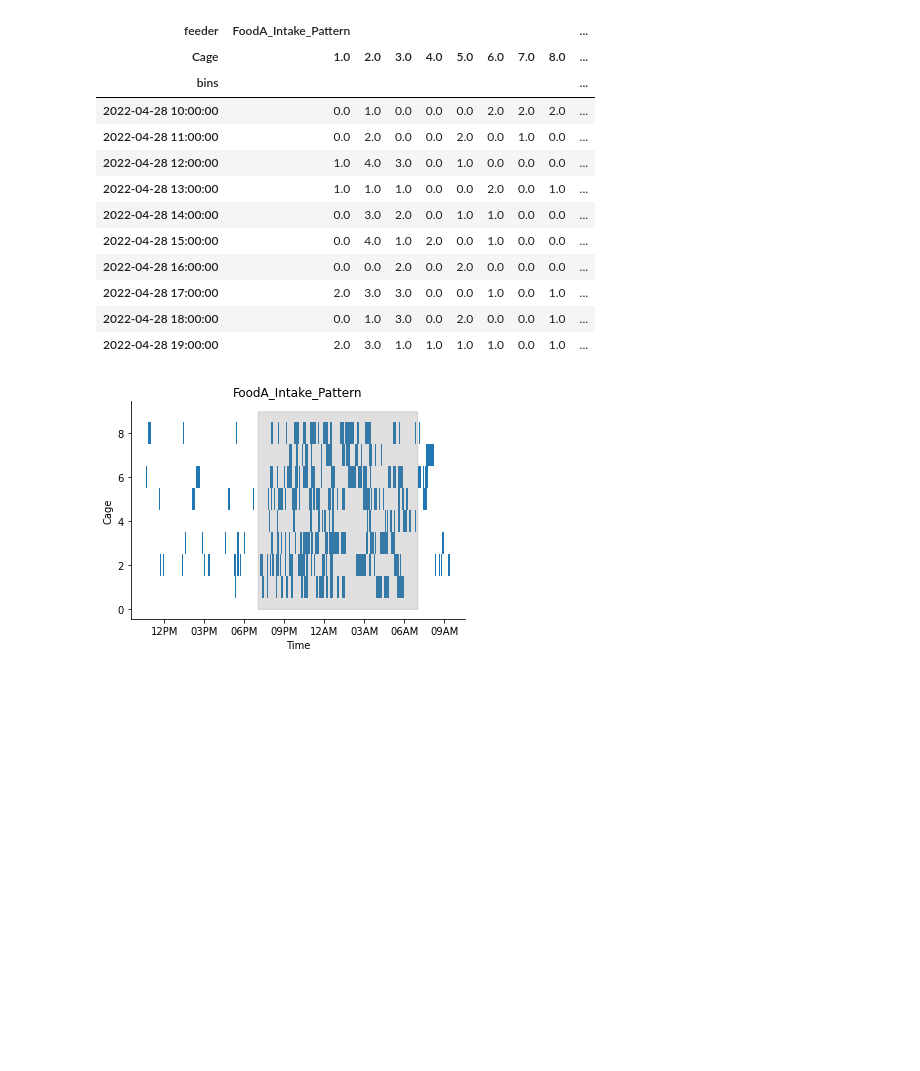
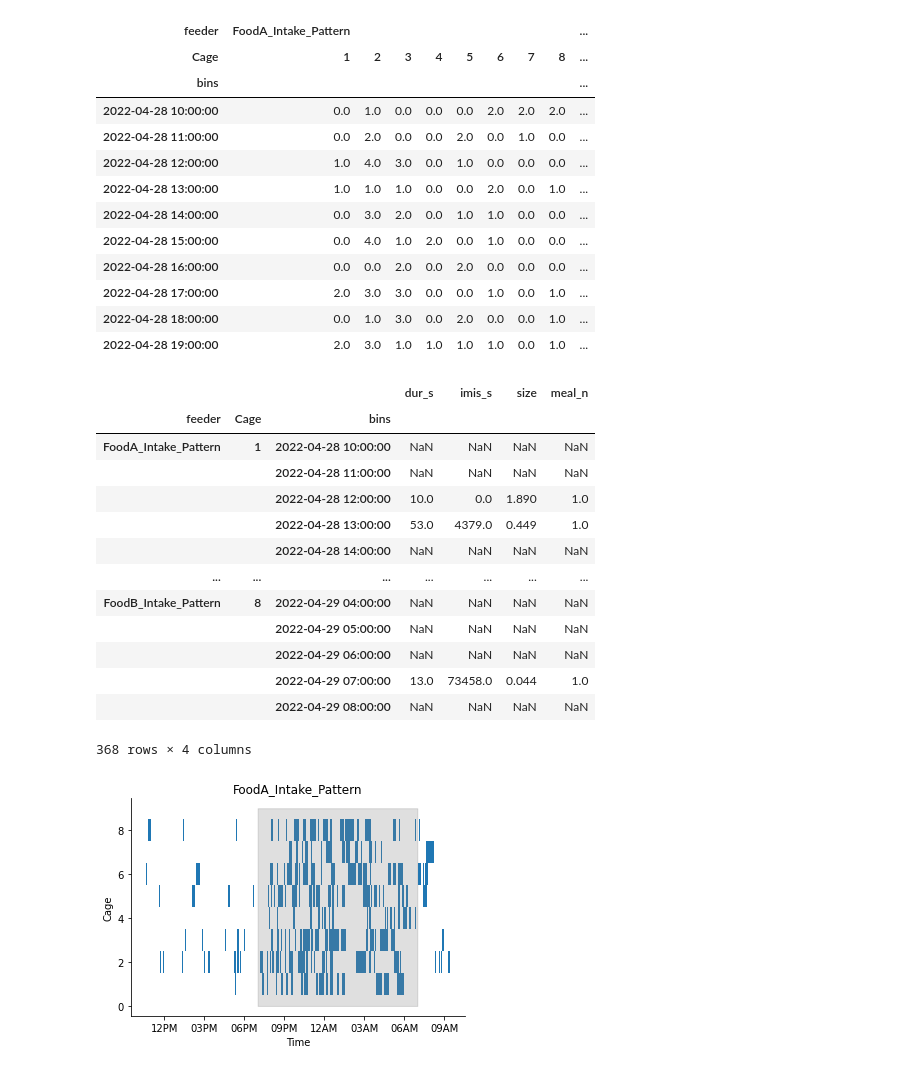
Before and after one commit to nathanielnyema/meal-patterns, a Jupyter notebook: meal_patterns.ipynb, the cells around one changed output. Cells and saved outputs as stored; diff of their text form; code cells hidden in the pictures; blank space fills up the shorter version.

```diff
--- a/meal_patterns.ipynb
+++ b/meal_patterns.ipynb
@@ -90,10 +97,10 @@ bout_stats.head(10)
 |  |  | 8.0 | 2022-04-28 21:06:56 | 2022-04-28 21:15:45 | 529.0 | 0.105 | 766.0 | 2022-04-28 21:00:00 |
 |  |  | 9.0 | 2022-04-28 21:30:16 | 2022-04-28 21:39:27 | 551.0 | 0.101 | 871.0 | 2022-04-28 21:00:00 |
 # %%
-binned_stats.fillna(0).unstack(['feeder','Cage'])['meal_n'].round(3).head(10)
+binned_stats.fillna(0).unstack(['feeder','Cage'])['meal_n'].round(3).sort_index(axis=1).head(10)
 # %% [output]
 | feeder | FoodA_Intake_Pattern |  |  |  |  |  |  |  | ... |
-| Cage | 1.0 | 2.0 | 3.0 | 4.0 | 5.0 | 6.0 | 7.0 | 8.0 | ... |
+| Cage | 1 | 2 | 3 | 4 | 5 | 6 | 7 | 8 | ... |
 | bins |  |  |  |  |  |  |  |  | ... |
 | 2022-04-28 10:00:00 | 0.0 | 1.0 | 0.0 | 0.0 | 0.0 | 2.0 | 2.0 | 2.0 | ... |
 | 2022-04-28 11:00:00 | 0.0 | 2.0 | 0.0 | 0.0 | 2.0 | 0.0 | 1.0 | 0.0 | ... |
@@ -105,6 +112,23 @@ binned_stats.fillna(0).unstack(['feeder','Cage'])['meal_n'].round(3).head(10)
 | 2022-04-28 17:00:00 | 2.0 | 3.0 | 3.0 | 0.0 | 0.0 | 1.0 | 0.0 | 1.0 | ... |
 | 2022-04-28 18:00:00 | 0.0 | 1.0 | 3.0 | 0.0 | 2.0 | 0.0 | 0.0 | 1.0 | ... |
 | 2022-04-28 19:00:00 | 2.0 | 3.0 | 1.0 | 1.0 | 1.0 | 1.0 | 0.0 | 1.0 | ... |
+# %%
+binned_stats
+# %% [output]
+|  |  |  | dur_s | imis_s | size | meal_n |
+| feeder | Cage | bins |  |  |  |  |
+| FoodA_Intake_Pattern | 1 | 2022-04-28 10:00:00 | NaN | NaN | NaN | NaN |
+|  |  | 2022-04-28 11:00:00 | NaN | NaN | NaN | NaN |
+|  |  | 2022-04-28 12:00:00 | 10.0 | 0.0 | 1.890 | 1.0 |
+|  |  | 2022-04-28 13:00:00 | 53.0 | 4379.0 | 0.449 | 1.0 |
+|  |  | 2022-04-28 14:00:00 | NaN | NaN | NaN | NaN |
+| ... | ... | ... | ... | ... | ... | ... |
+| FoodB_Intake_Pattern | 8 | 2022-04-29 04:00:00 | NaN | NaN | NaN | NaN |
+|  |  | 2022-04-29 05:00:00 | NaN | NaN | NaN | NaN |
+|  |  | 2022-04-29 06:00:00 | NaN | NaN | NaN | NaN |
+|  |  | 2022-04-29 07:00:00 | 13.0 | 73458.0 | 0.044 | 1.0 |
+|  |  | 2022-04-29 08:00:00 | NaN | NaN | NaN | NaN |
+368 rows × 4 columns
 # %%
 #@title view eventplots of the data
 for s in bout_stats.index.get_level_values('feeder').unique():
```
Also changed, not shown: parts of 6 cells of this notebook, 1 other file.
